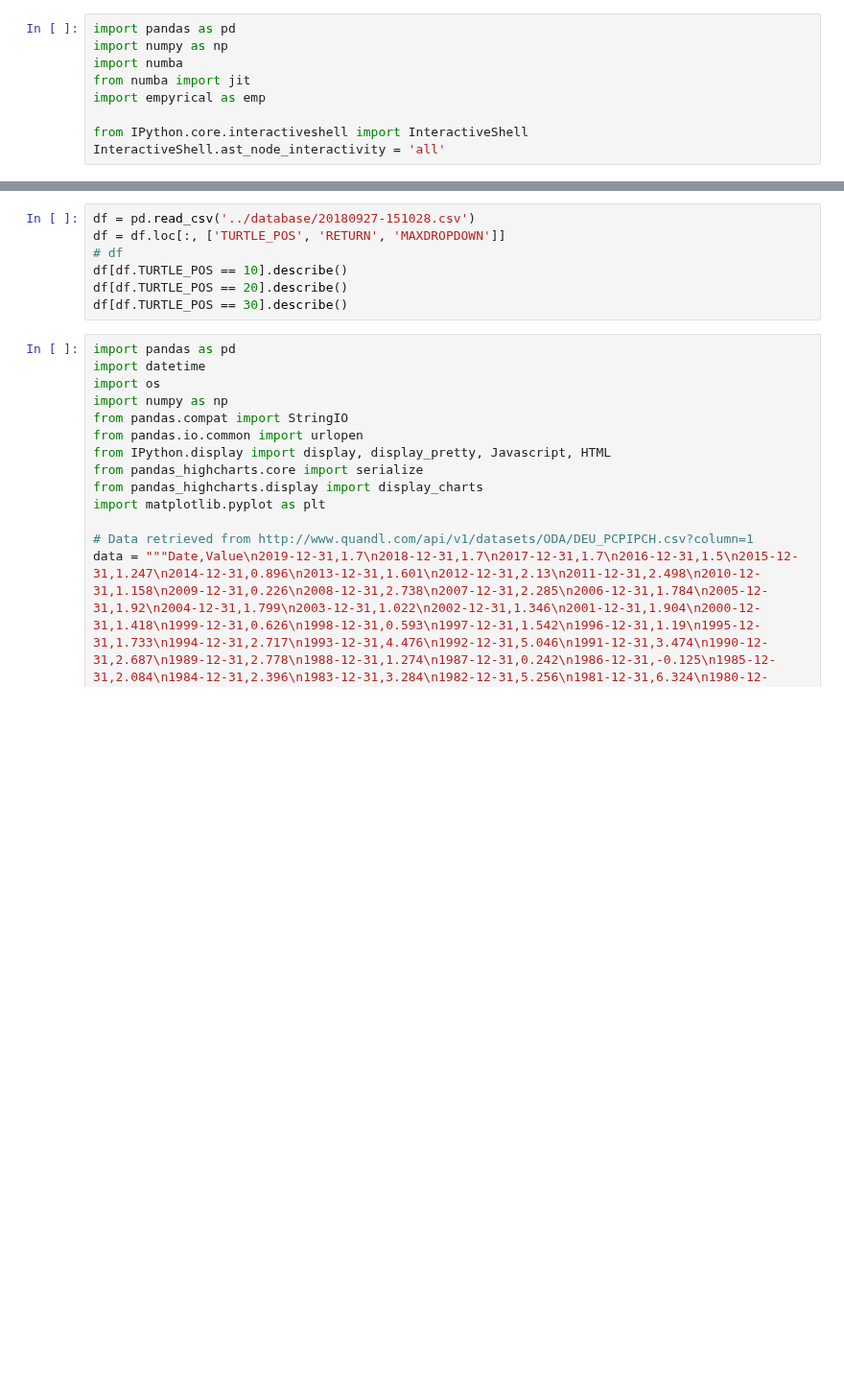
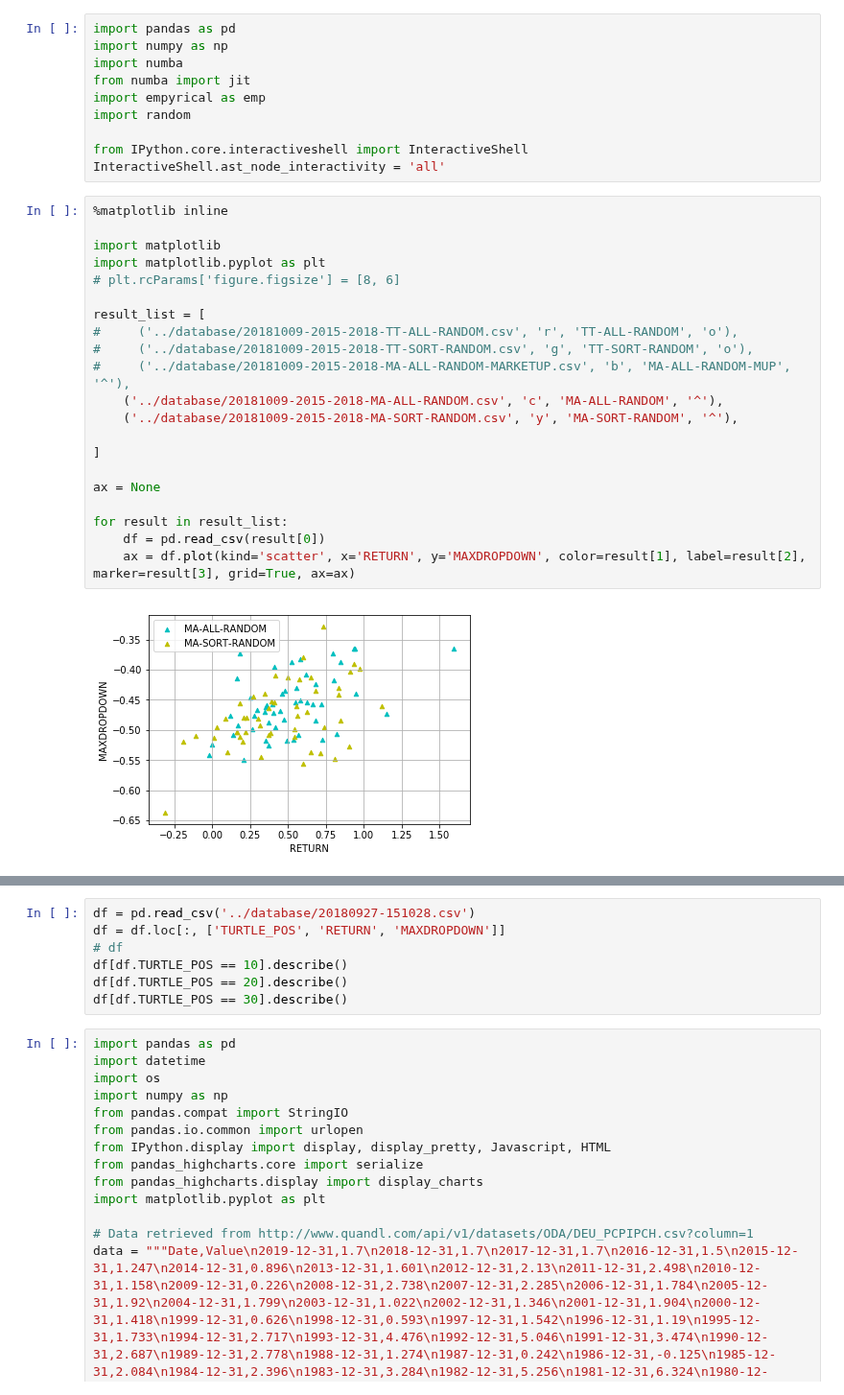
Before and after one commit to dxcv/ML4M, a Jupyter notebook: notebook/test.ipynb, the cells around one changed output, grey strips where cells are left out. Shown at 96% size. Saved outputs shown, nothing was run; the diff lists cells and outputs as text; blank space fills up the shorter version.

```diff
--- a/notebook/test.ipynb
+++ b/notebook/test.ipynb
@@ -4,9 +4,33 @@ import numpy as np
 import numba
 from numba import jit
 import empyrical as emp
+import random
 
 from IPython.core.interactiveshell import InteractiveShell
 InteractiveShell.ast_node_interactivity = 'all'
+# %%
+%matplotlib inline
+
+import matplotlib
+import matplotlib.pyplot as plt
+# plt.rcParams['figure.figsize'] = [8, 6]
+
+result_list = [
+#     ('../database/20181009-2015-2018-TT-ALL-RANDOM.csv', 'r', 'TT-ALL-RANDOM', 'o'),
+#     ('../database/20181009-2015-2018-TT-SORT-RANDOM.csv', 'g', 'TT-SORT-RANDOM', 'o'),
+#     ('../database/20181009-2015-2018-MA-ALL-RANDOM-MARKETUP.csv', 'b', 'MA-ALL-RANDOM-MUP', '^'),
+    ('../database/20181009-2015-2018-MA-ALL-RANDOM.csv', 'c', 'MA-ALL-RANDOM', '^'),
+    ('../database/20181009-2015-2018-MA-SORT-RANDOM.csv', 'y', 'MA-SORT-RANDOM', '^'),
+
+]
+
+ax = None
+
+for result in result_list:
+    df = pd.read_csv(result[0])
+    ax = df.plot(kind='scatter', x='RETURN', y='MAXDROPDOWN', color=result[1], label=result[2], marker=result[3], grid=True, ax=ax)
+# %% [output]
+[figure, added]
 # %%
 %matplotlib inline
 
```
Also changed, not shown: parts of 1 cell of this notebook, 1 other file.
